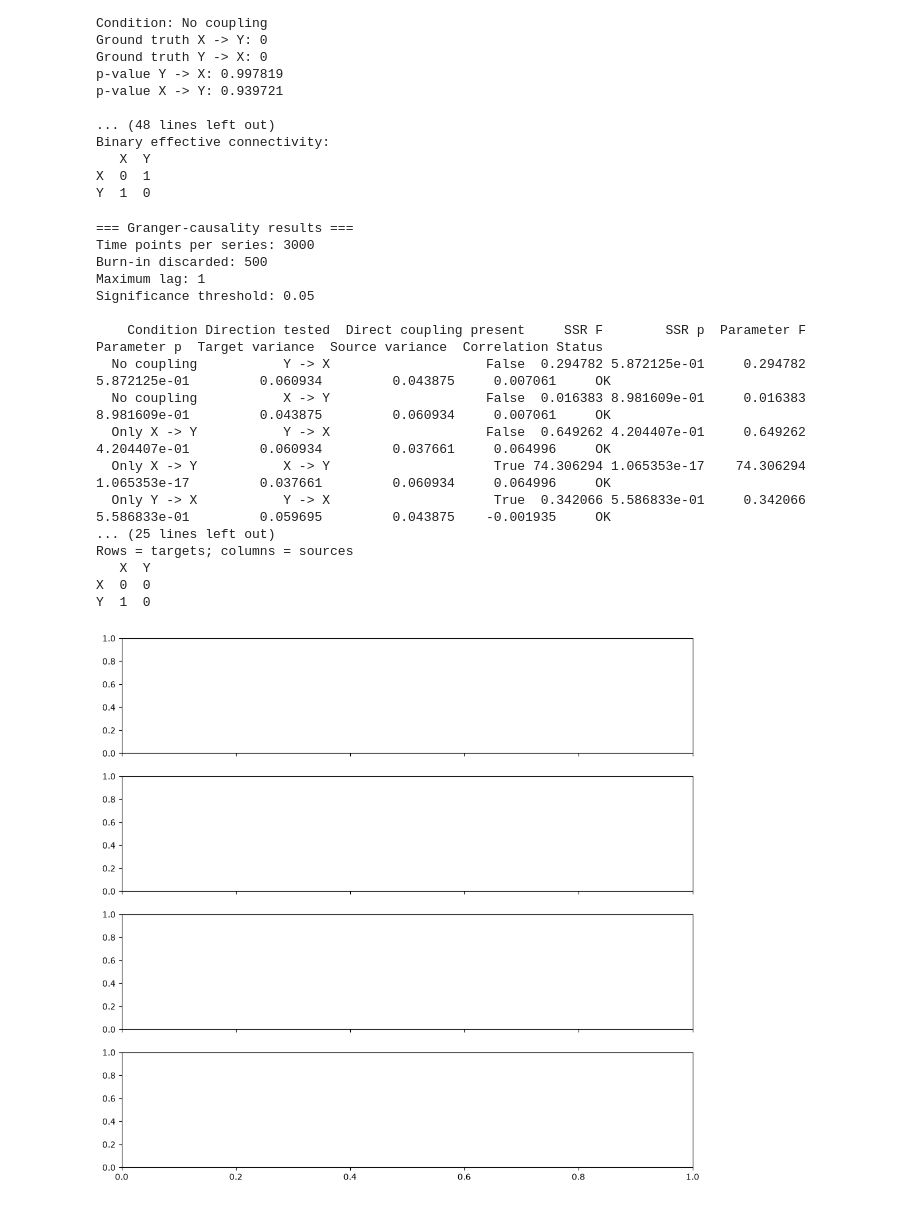
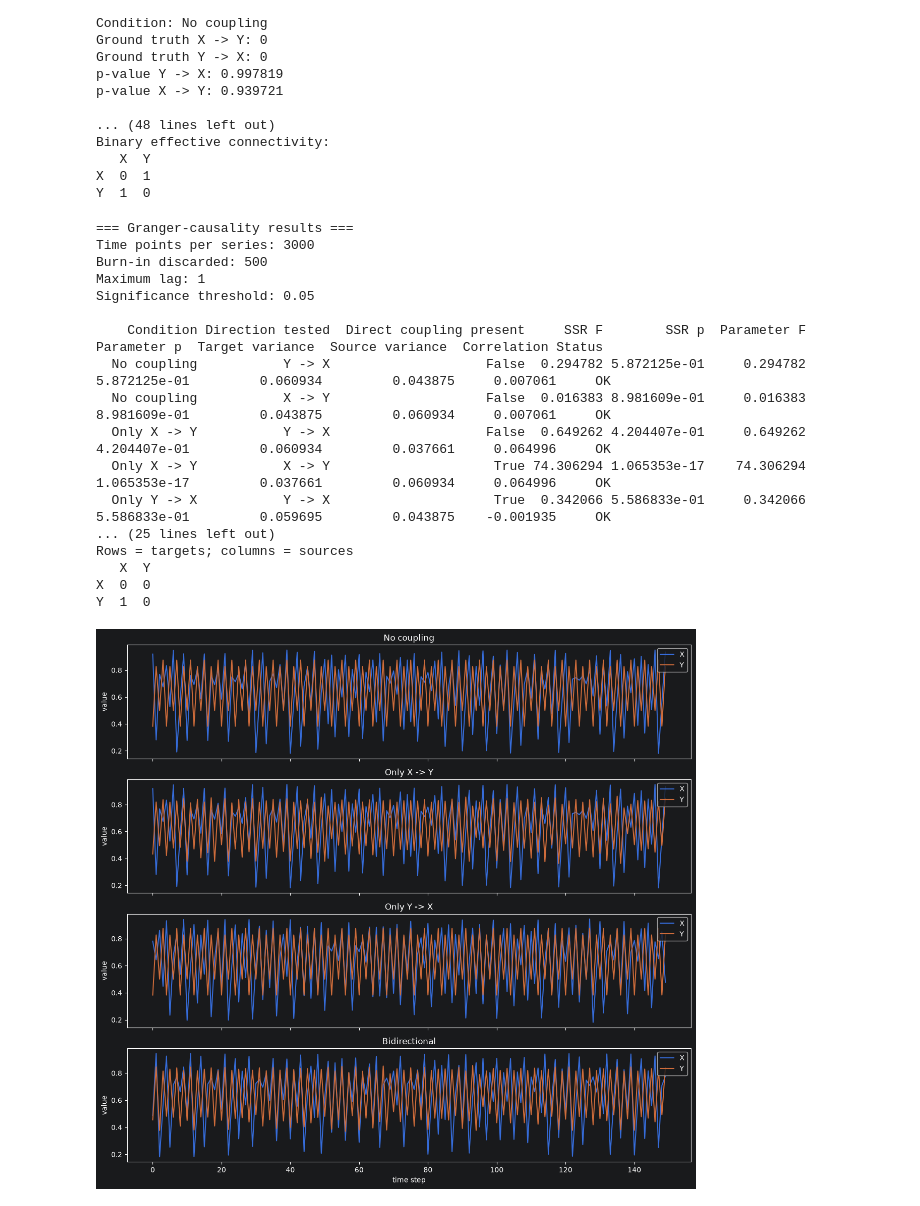
Before and after one commit to dmarek03/ml-for-neuroimaging-and-neuroscience, a Jupyter notebook: Lab-5_temporalclassification_and_causality/Lab_5_linear_vs_nonlinear_causality.ipynb, the cells around one changed output. Drawn from its saved outputs; the diff is of its cells as text; code cells hidden in the pictures.

```diff
--- a/Lab-5_temporalclassification_and_causality/Lab_5_linear_vs_nonlinear_causality.ipynb
+++ b/Lab-5_temporalclassification_and_causality/Lab_5_linear_vs_nonlinear_causality.ipynb
@@ -344,6 +344,17 @@ fig, axes = plt.subplots(
     sharex=True
 )
 
+# last 150 samples of each series (the full 3000-point series is too dense to read)
+N_SHOW = 150
+for ax, (condition, (X, Y)) in zip(axes, series_by_condition.items()):
+    ax.plot(X[-N_SHOW:], label="X", lw=1.5)
+    ax.plot(Y[-N_SHOW:], label="Y", lw=1.5)
+    ax.set_title(condition)
+    ax.set_ylabel("value")
+    ax.legend(loc="upper right")
+axes[-1].set_xlabel("time step")
+fig.tight_layout()
+
 ALPHA = 0.05
 nodes = ["X", "Y"]
 
@@ -365,31 +376,33 @@ for condition in results_df["Condition"].unique():
         if np.isfinite(p_value) and p_value < ALPHA:
             EC[nodes.index(target), nodes.index(source)] = 1
 
     EC_df = pd.DataFrame(
         EC,
         index=nodes,
         columns=nodes
     )
 
     print(f"\n{condition} — Binary effective connectivity")
     print("Rows = targets; columns = sources")
     print(EC_df)
+
+plt.show()
 # %% [output]
 === Granger-causality results ===
 Time points per series: 3000
 Burn-in discarded: 500
 Maximum lag: 1
 Significance threshold: 0.05
 
     Condition Direction tested  Direct coupling present     SSR F        SSR p  Parameter F  Parameter p  Target variance  Source variance  Correlation Status
   No coupling           Y -> X                    False  0.294782 5.872125e-01     0.294782 5.872125e-01         0.060934         0.043875     0.007061     OK
   No coupling           X -> Y                    False  0.016383 8.981609e-01     0.016383 8.981609e-01         0.043875         0.060934     0.007061     OK
   Only X -> Y           Y -> X                    False  0.649262 4.204407e-01     0.649262 4.204407e-01         0.060934         0.037661     0.064996     OK
   Only X -> Y           X -> Y                     True 74.306294 1.065353e-17    74.306294 1.065353e-17         0.037661         0.060934     0.064996     OK
   Only Y -> X           Y -> X                     True  0.342066 5.586833e-01     0.342066 5.586833e-01         0.059695         0.043875    -0.001935     OK
 ... (25 lines left out)
 Rows = targets; columns = sources
    X  Y
 X  0  0
 Y  1  0
-[figure, old version]
+[figure, new version]
```
Also changed, not shown: 3 other files.
